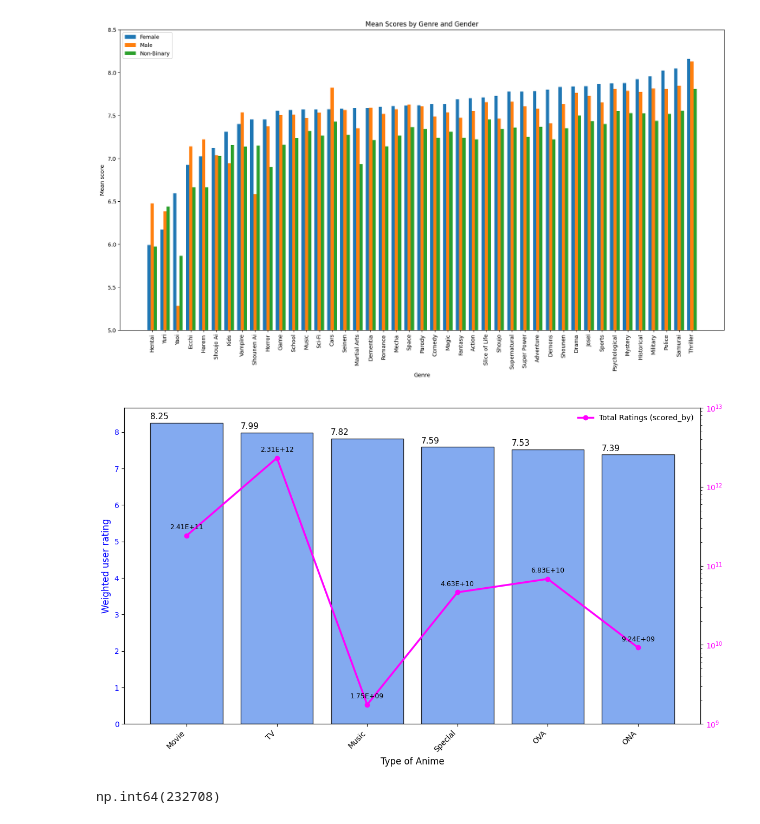
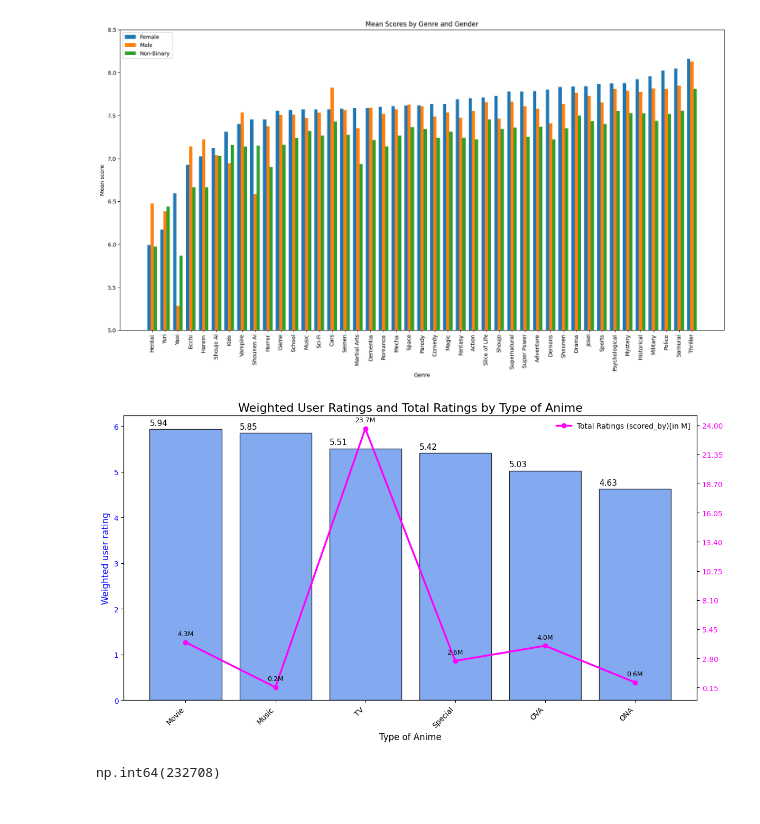
Before and after one commit to Rxsengxn/examine-anime-dataset, a Jupyter notebook: selge.ipynb, the cells around one changed output. Cells and saved outputs as stored; diff of their text form; code cells hidden in the pictures.

```diff
--- a/selge.ipynb
+++ b/selge.ipynb
@@ -226,58 +226,64 @@ cbar.invert_yaxis()
 cbar.set_ylabel("Popularity rank")
 z.sort_values("total", ascending=False)
 # %%
+import matplotlib.pyplot as plt
 type_scores_correlation = df.groupby('type').apply(
     lambda x: (x['my_score'] * x["scored_by"]).sum() / x['scored_by'].sum(), include_groups=False
 ).sort_values(ascending=False)
 
-type_ratings = df.groupby('type')['scored_by'].sum()
+type_ratings = df.groupby('type').agg({"scored_by": ["count"]})["scored_by"]["count"]
 #print(f"type_ratings: {type_ratings[:5]}")
 
+#plt.ticklabel_format(style='plain', axis='y')
 fig, ax1 = plt.subplots(figsize=(14, 7))
 
-plt.ticklabel_format(style='sci', axis='y', scilimits=(0,0))
+#plt.ticklabel_format(style='sci', axis='y', scilimits=(0,0))
 
 
 bars = ax1.bar(type_scores_correlation.index, type_scores_correlation,
                color='cornflowerblue', alpha=0.8, label='Weighted My Score', edgecolor='black')
 ax1.set_xlabel('Type of Anime', fontsize=12)
 ax1.set_ylabel('Weighted user rating', color='blue', fontsize=12)
 ax1.tick_params(axis='y', labelcolor='blue', labelsize=10)
 ax1.set_xticks(type_scores_correlation.index)
 ax1.set_xticklabels(type_scores_correlation.index, rotation=45, ha='right', fontsize=10)
 
 
 for bar in bars:
     ax1.text(bar.get_x() + 0.2, bar.get_height() + 0.05,
              f'{bar.get_height():.2f}', ha='right', va='bottom', fontsize=11, color='black')
 
 # Line plot for Total Ratings
 ax2 = ax1.twinx()
-line, = ax2.plot(type_ratings[type_scores_correlation.index],
-                 color='magenta', marker='o', label='Total Ratings (scored_by)', linewidth=2.5)
+adjusted_total_ratings = type_ratings[type_scores_correlation.index] / 1e6  # Convert to millions
+line = ax2.plot(adjusted_total_ratings,
+                color='magenta', marker='o', label='Total Ratings (scored_by)[in M]', linewidth=2.5)
+#line, = ax2.plot(type_ratings[type_scores_correlation.index],
+#                 color='magenta', marker='o', label='Total Ratings (scored_by)', linewidth=2.5)
 
 #ax2.set_ylabel('Total Ratings', color='magenta', fontsize=12)
-ax2.set_yscale('log')
-ax2.set_yticks([1e9, 1e10, 1e11, 1e12, 1e13])
+#ax2.set_yscale('log')
 ax2.tick_params(axis='y', labelcolor='magenta', labelsize=10)
+ax2.set_yticks(np.linspace(start=0.15, stop=24, num=10))
+#ax2.ticklabel_format(style = 'plain')
+#ax2.set_ylim(bottom=1_000, top=1.5e7)
 
 
-for i, value in enumerate(type_ratings[type_scores_correlation.index]):
-    ax2.text(i, value + value * 0.2, f'{value:.2E}', color='k', ha='center', fontsize=9)
+for i, value in enumerate(adjusted_total_ratings):
+    ax2.text(i, value + adjusted_total_ratings.max() * 0.025, f'{value:.1f}M', color='k', ha='center', fontsize=9)
 
 
 ax2.legend(loc='upper right', frameon=False, fontsize=10)
 
+#fig.suptitle('Weighted User Ratings and Total Ratings by Type of Anime', fontsize=14)
+plt.title('Weighted User Ratings and Total Ratings by Type of Anime', fontsize=16)
+#fig.tight_layout(rect=[0, 0, 0.85, 1])
+#plt.subplots_adjust(right=0.8)
 
-
-
-
-fig.tight_layout(rect=[0, 0, 0.85, 1])
-plt.subplots_adjust(right=0.8)
-
+#plt.savefig('type_ratings.png')
 plt.show()
 # %% [output]
-[figure, old version]
+[figure, new version]
 # %%
 df["scored_by"].iloc[215]
 df['my_score'].iloc[2] * df["scored_by"].iloc[2]
```
Also changed, not shown: 1 other file.
